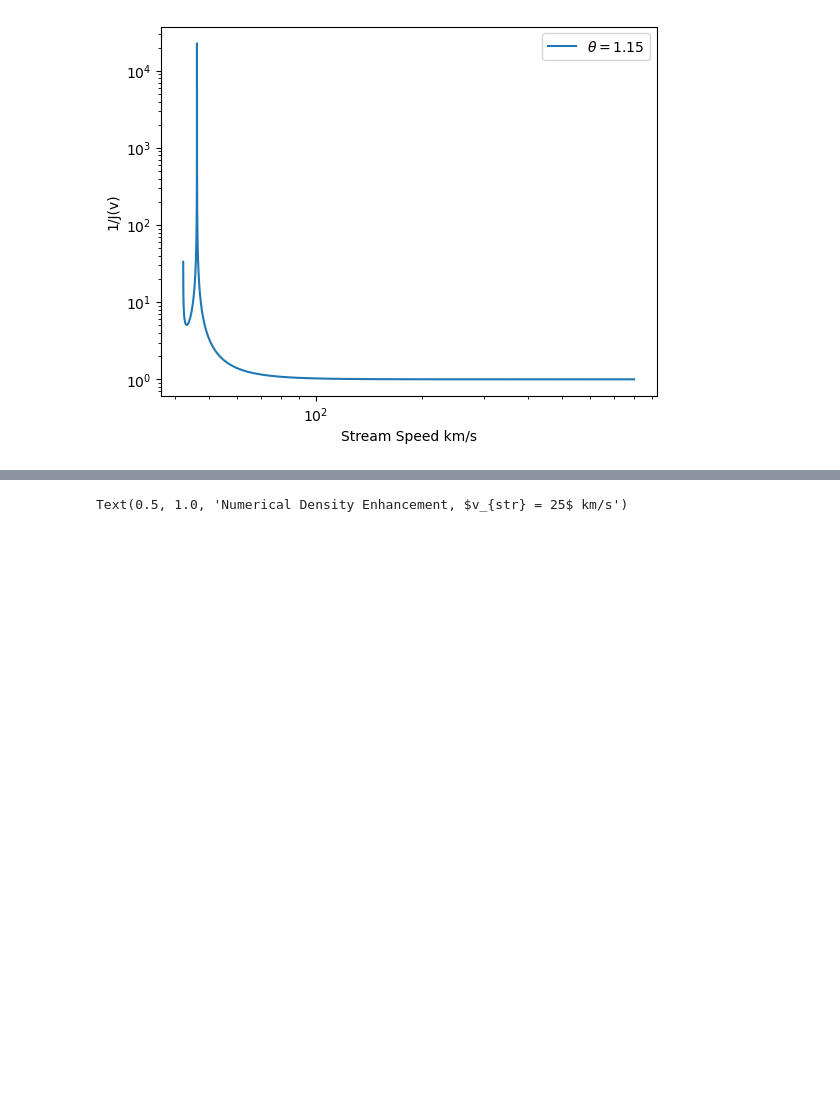
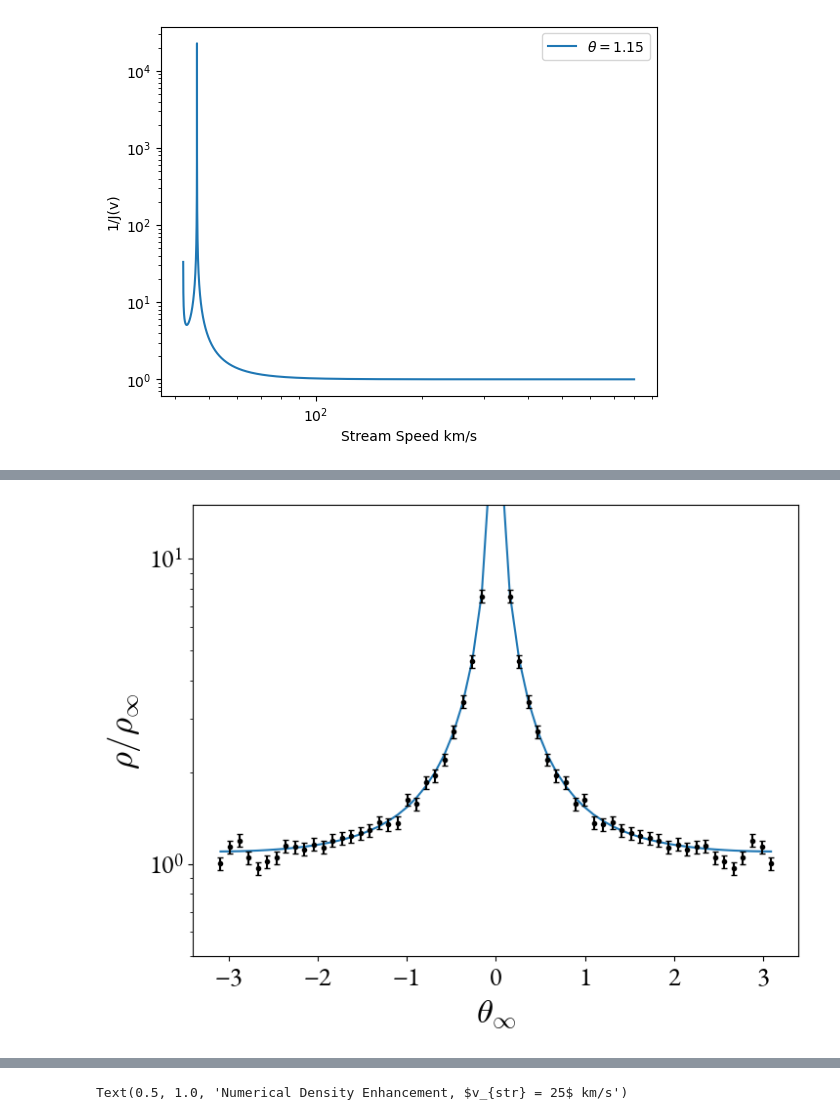
Before and after one commit to shauryagarg145/dark-matter-waves, a Jupyter notebook: jacobian.ipynb, the cells around one changed output, grey strips where cells are left out. Drawn from its saved outputs; the diff is of its cells as text; code cells hidden in the pictures; blank space fills up the shorter version.

```diff
--- a/jacobian.ipynb
+++ b/jacobian.ipynb
@@ -444,0 +547,83 @@ plt.savefig("plots/numericvsanalytic.png", dpi = 400)
+# %%
+from scipy.optimize import brentq
+import astropy.units as u
+
+GM = acon.GM_sun.to(u.km**3 / u.s / u.s).value  # km^3 / s^2
+AU = 1.495978707e8      # km
+
+def branches(theta_inf, u=35.0, r_au=1.0, n_grid=20001):
+    """Branches of the analytic solution that reach the Earth (r = r_au) at angle theta_inf.
+    Returns a list of (w, g): w = 1/|J| (density weight of the branch) and
+    g = z_box / z_b (vertical compression of that branch between infinity and the Earth)."""
+    Phi = GM / (r_au * AU)
+    v = np.sqrt(u**2 + 2 * Phi)
+
+    def asym_angle(th):   # |angle| between the asymptotic velocity and r_hat, for local angle th
+        vpar, vperp = v * np.cos(th), v * np.sin(th)
+        return np.abs(np.arctan2(u * (u - vpar) * vperp,
+                                 u * (u * vpar - vpar**2 + Phi)))
+
+    ths = np.linspace(1e-7, np.pi - 1e-7, n_grid)
+    a = asym_angle(ths) - theta_inf
+    idx = np.where(np.sign(a[:-1]) * np.sign(a[1:]) < 0)[0]
+    out = []
+    for i in idx:
+        if abs(a[i + 1] - a[i]) > 1:          # skip branch-cut jumps
+            continue
+        th = brentq(lambda t: asym_angle(t) - theta_inf, ths[i], ths[i + 1])
+        D = u**2 - u * v * np.cos(th) + Phi
+        w = 1.0 / abs(1.0 - (Phi / D)**2)
+        g = abs(u * np.sin(theta_inf) / (v * np.sin(th)))
+        out.append((w, g))
+    return out
+
+def beta(s, d, M):
+    """Lattice factor: (number of grid heights with |z| < s) * d / (2 s)."""
+    z = (np.arange(M) - (M - 1) / 2) * d
+    return d * np.sum(np.abs(z) < s) / (2 * s)
+
+def predicted(theta, u=35.0, h=0.1, Z=2.0, M=125, bin_width=np.radians(3), nsub=10):
+    """Lattice-affected density in the bin centred on theta, the true (analytic)
+    bin-averaged density, and the analytic density at the bin centre.
+    h, Z in AU; M = grid points per side."""
+    d = 2 * Z / (M - 1)
+    b_ref = beta(h, d, M)
+    est, wsum = 0.0, 0.0
+    for t in theta + bin_width * ((np.arange(nsub) + 0.5) / nsub - 0.5):
+        t = min(max(abs(t), 1e-3), np.pi - 1e-3)     # symmetric in theta; avoid the exact axis
+        br = branches(t, u)
+        est += sum(w * beta(h / g, d, M) for w, g in br) / b_ref
+        wsum += sum(w for w, g in br)
+    tc = min(max(abs(theta), 1e-3), np.pi - 1e-3)
+    true_c = sum(w for w, g in branches(tc, u))
+    return est / nsub, wsum / nsub, true_c
+
+
+angles = data[:, 0]
+values = data[:, 1]
+errs = data[:, 2]
+
+# symmetric in theta, so compute each |theta| once
+keys = np.round(np.abs(angles), 10)
+cache = {k: predicted(k) for k in np.unique(keys)}
+est      = np.array([cache[k][0] for k in keys])   # analytic x lattice factor (bin-averaged)
+true_bin = np.array([cache[k][1] for k in keys])   # analytic, bin-averaged
+true_c   = np.array([cache[k][2] for k in keys])   # analytic at bin centre
+
+factor    = true_bin / est            # inverse of the predicted lattice bias
+corrected = values * factor
+corr_err  = errs * factor             # same factor applied to the error bars
+
+mask = np.abs(angles) > 0.001           # drop the bins at the divergence
+
+fig, ax = plt.subplots(figsize=(8, 6))
+ax.plot(angles, true_c, label='Analytic')
+ax.errorbar(angles[mask], corrected[mask], yerr=corr_err[mask],
+            fmt='k.', capsize=2, label='Numerical (corrected)')
+ax.set_xlabel(r'$\theta_\infty$')
+ax.set_ylabel(r'$\rho/\rho_\infty$')
+ax.set_ylim(0.5, 15)
+ax.set_yscale('log')
+#ax.legend()
+# %% [output]
+[figure, added]
```
Also changed, not shown: parts of 8 cells of this notebook, 1 other file.
